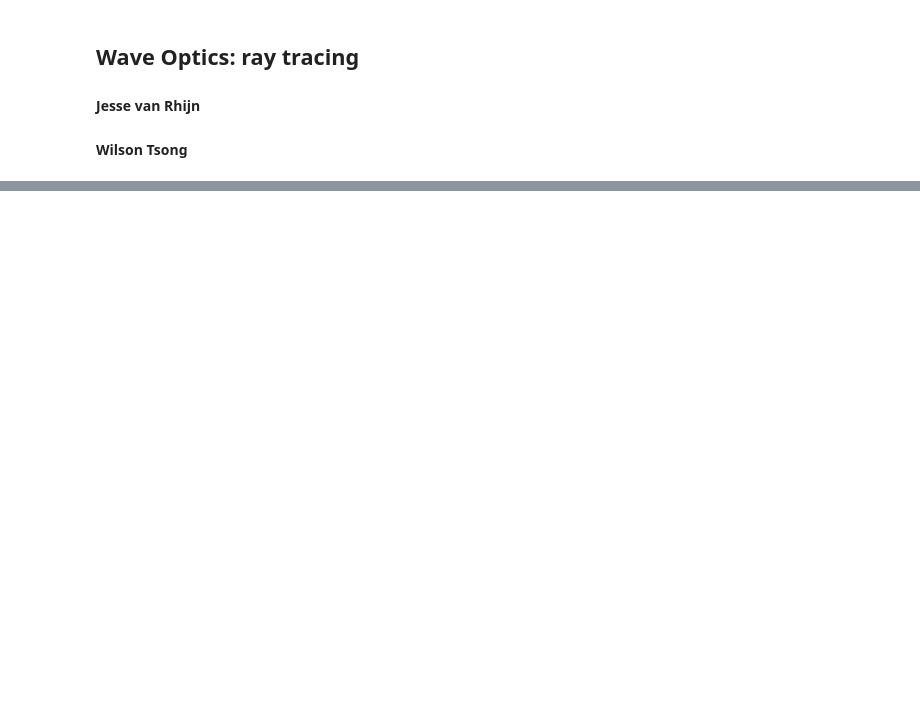
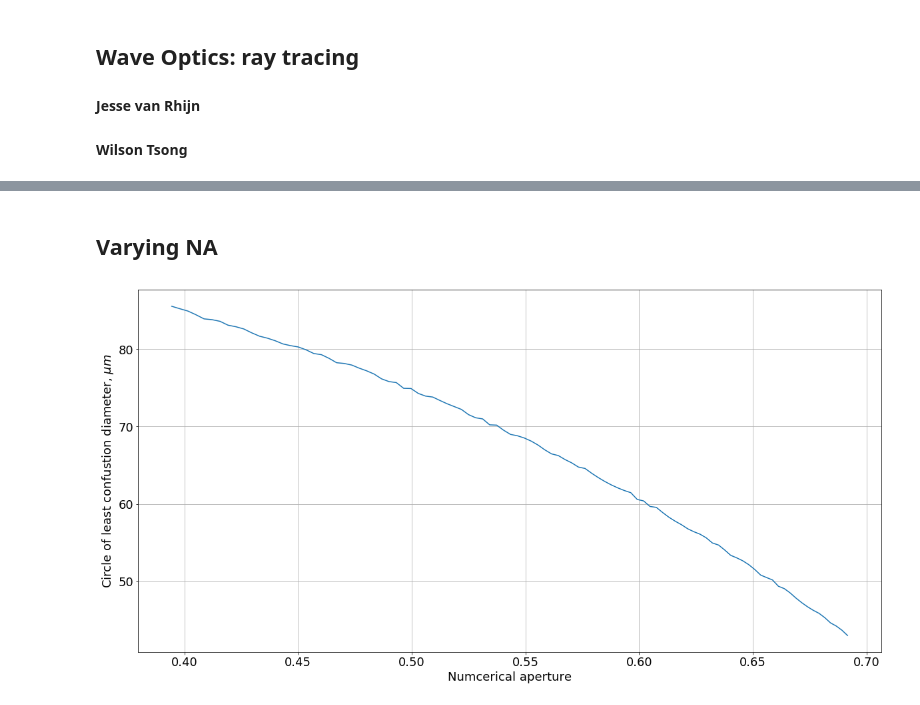
Before and after one commit to Jvanrhijn/wo_rt, a Jupyter notebook: wo_rt.ipynb, the cells around one changed output, grey strips where cells are left out. Cells and saved outputs as stored; diff of their text form; code cells hidden in the pictures; blank space fills up the shorter version.

```diff
--- a/wo_rt.ipynb
+++ b/wo_rt.ipynb
@@ -97,0 +125,41 @@ print(xs[bw.argmin()], bw.min())
+# %%
+def get_lens_from_diameter(diameter):
+    N = 1.5
+    return Lens(position_lens, diameter, radius_lens, N)
+# %%
+diameters = np.linspace(1e-2, 2e-2, 100)
+
+colc = []
+colc_location = []
+na = []
+
+for d in diameters:
+    beam = collimated_beam(0, diameters[0]*0.5, 10)
+    lens = get_lens_from_diameter(d)
+    position = (lens.focal_plane + lens.position)/2
+
+    window = Window(position, d, 0.001, 1.5)
+    lens_rays = lens.interact_with_bundle(beam)
+
+    window_rays = window.interact_with_bundle(lens_rays)
+    window_rays_free = window_rays[len(window_rays)//2:]
+
+    xs = np.linspace(window.position, 2*lens.focal_plane, 10000)
+    width = bundle_width(window_rays_free, xs)
+    na.append(lens.numerical_aperture)
+
+    colc.append(width.min())
+    colc_location.append(xs[width.argmin()])
+
+colc = np.array(colc)
+colc_location = np.array(colc_location)
+na = np.array(na)
+# %% [markdown]
+## Varying NA
+# %%
+plt.plot(na, colc*1e6)
+plt.xlabel("Numcerical aperture")
+plt.ylabel("Circle of least confustion diameter, $\mu m$")
+plt.grid(True)
+# %% [output]
+[figure, added]
```
Also changed, not shown: parts of 14 cells of this notebook, 1 other file.
